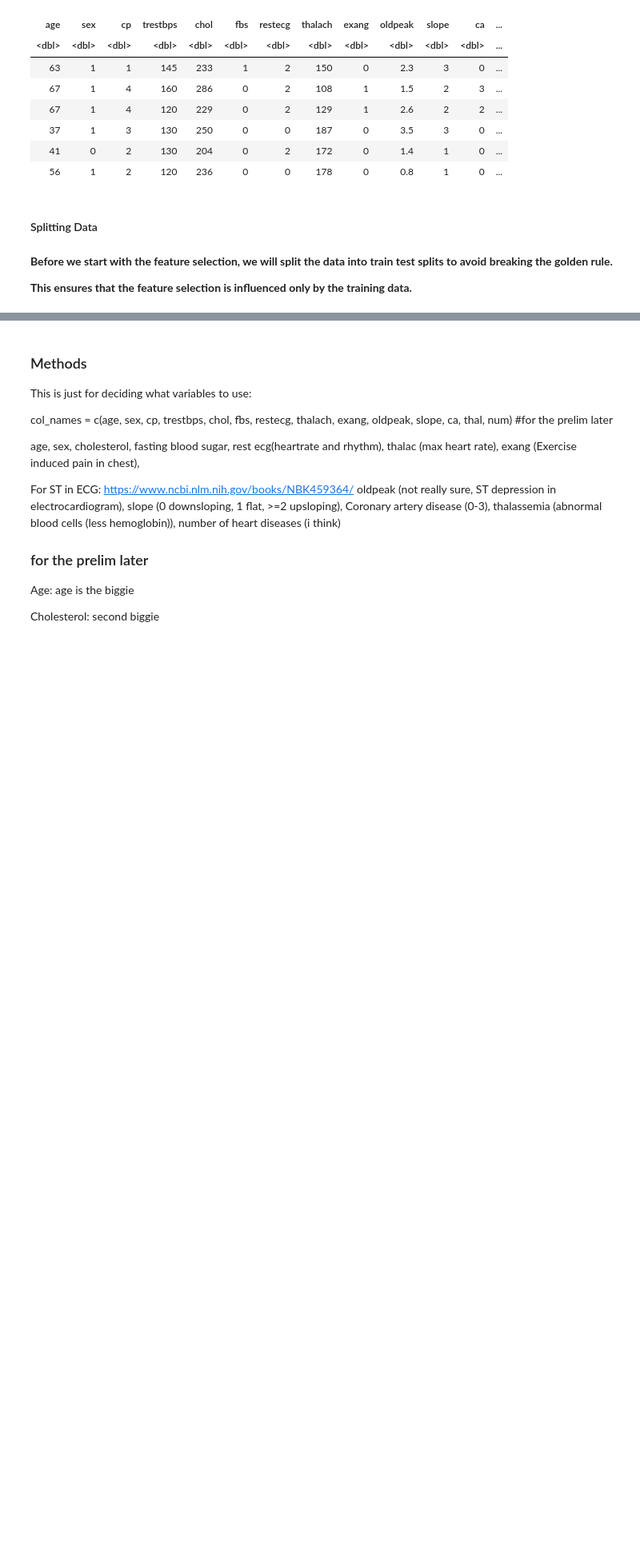
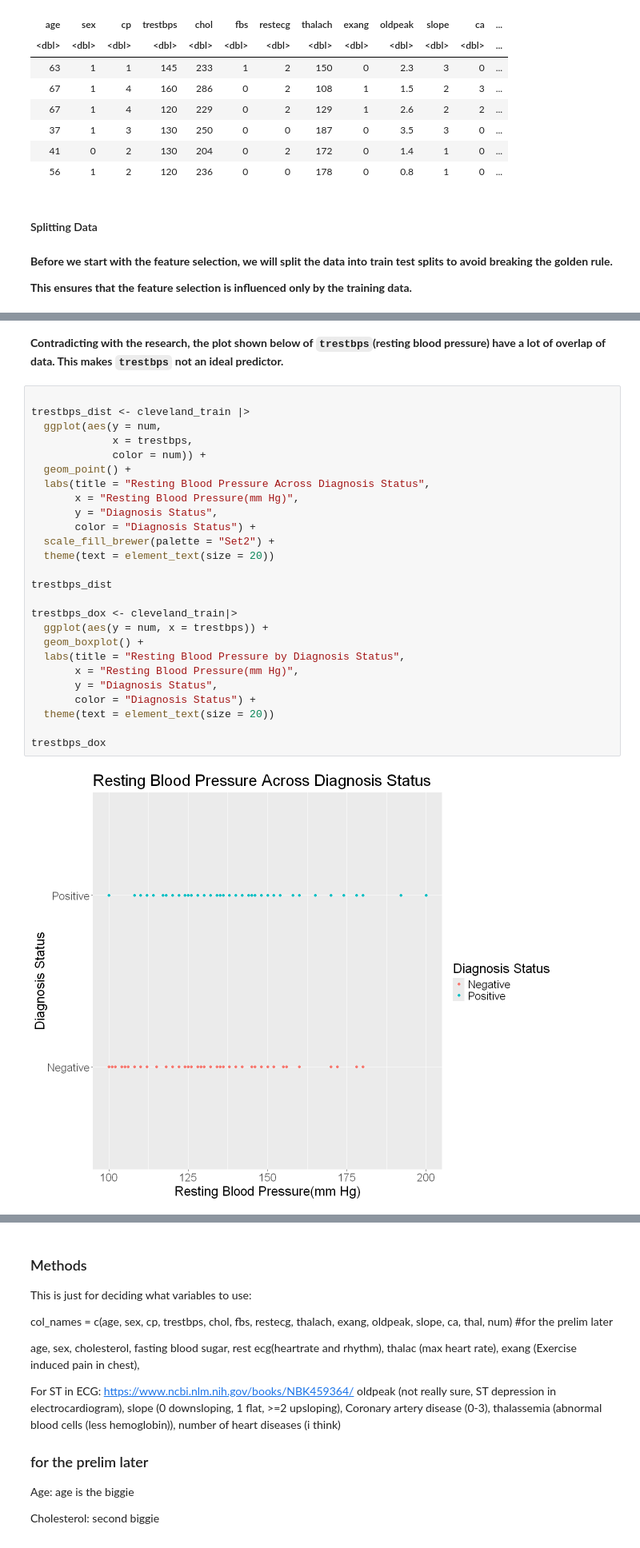
Before and after one commit to Jaboott/DSCI100-Project, a Jupyter notebook: Project_Proposal.ipynb, the cells around one changed output, grey strips where cells are left out. Shown at 80% size. Drawn from its saved outputs; the diff is of its cells as text; blank space fills up the shorter version.

```diff
--- a/Project_Proposal.ipynb
+++ b/Project_Proposal.ipynb
@@ -365,0 +394,30 @@ cp_dist
+# %% [markdown]
+**Contradicting with the research, the plot shown below of `trestbps`(resting blood pressure) have a lot of overlap of data. This makes `trestbps` not an ideal predictor.**
+# %%
+
+trestbps_dist <- cleveland_train |>
+  ggplot(aes(y = num,
+             x = trestbps,
+             color = num)) +
+  geom_point() +
+  labs(title = "Resting Blood Pressure Across Diagnosis Status",
+       x = "Resting Blood Pressure(mm Hg)",
+       y = "Diagnosis Status",
+       color = "Diagnosis Status") +
+  scale_fill_brewer(palette = "Set2") +
+  theme(text = element_text(size = 20))
+
+trestbps_dist
+
+trestbps_dox <- cleveland_train|>
+  ggplot(aes(y = num, x = trestbps)) +
+  geom_boxplot() +
+  labs(title = "Resting Blood Pressure by Diagnosis Status",
+       x = "Resting Blood Pressure(mm Hg)",
+       y = "Diagnosis Status",
+       color = "Diagnosis Status") +
+  theme(text = element_text(size = 20))
+
+trestbps_dox
+# %% [output]
+[figure, added]
```
Also changed, not shown: parts of 12 cells of this notebook.
